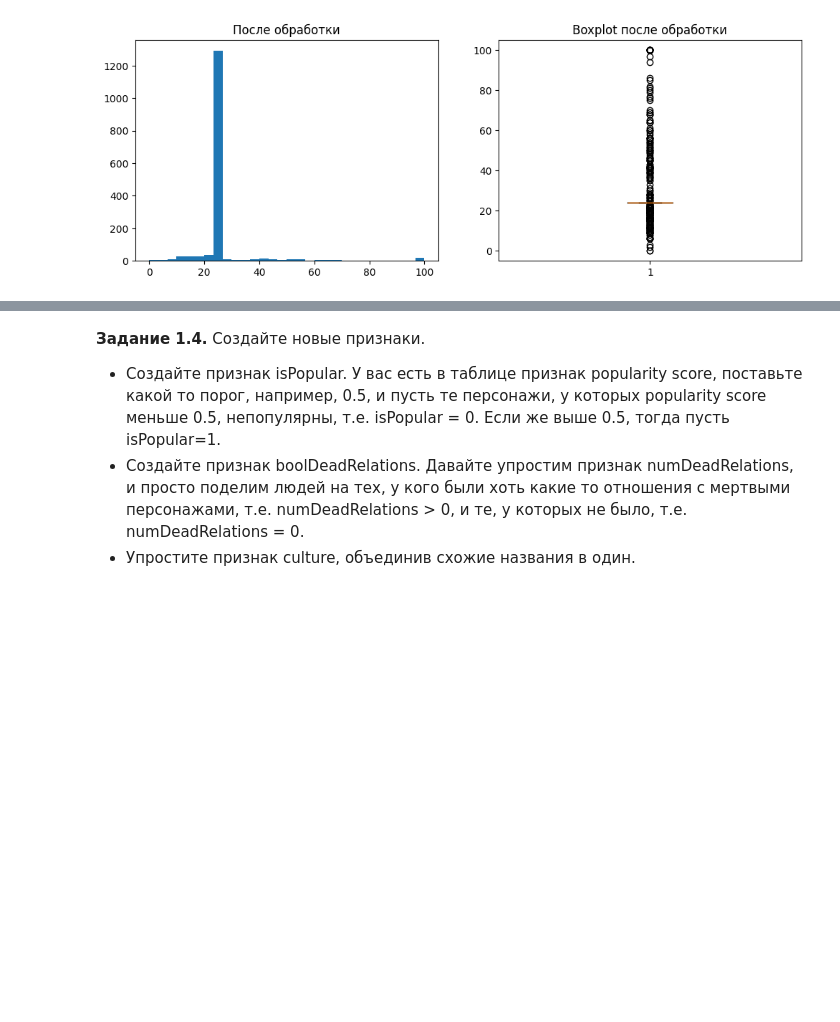
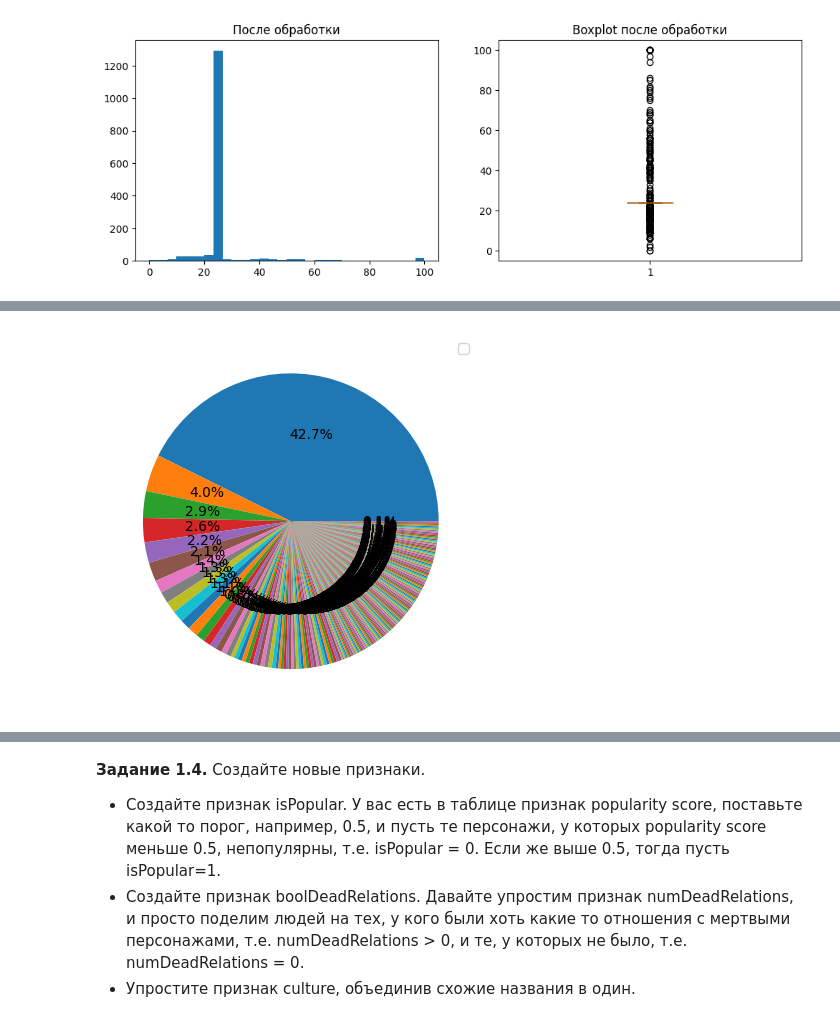
Before and after one commit to episode16/Py, a Jupyter notebook: DLS_mipt/game_of_thrones_hw1/hw_1_game_of_thrones_ipynb.ipynb, the cells around one changed output, grey strips where cells are left out. Drawn from its saved outputs; the diff is of its cells as text; code cells hidden in the pictures; blank space fills up the shorter version.

Commit message:
Анализ title

```diff
--- a/DLS_mipt/game_of_thrones_hw1/hw_1_game_of_thrones_ipynb.ipynb
+++ b/DLS_mipt/game_of_thrones_hw1/hw_1_game_of_thrones_ipynb.ipynb
@@ -347,0 +330,8 @@ df.loc[(df.male == 1) & (df.title == 'Ser')]
+# %%
+# Готовим данные для графика
+data = df['title'].value_counts()
+
+plt.pie(data, autopct='%1.1f%%')
+plt.show()
+# %% [output]
+[figure, added]
```
Also changed, not shown: parts of 8 cells of this notebook.
